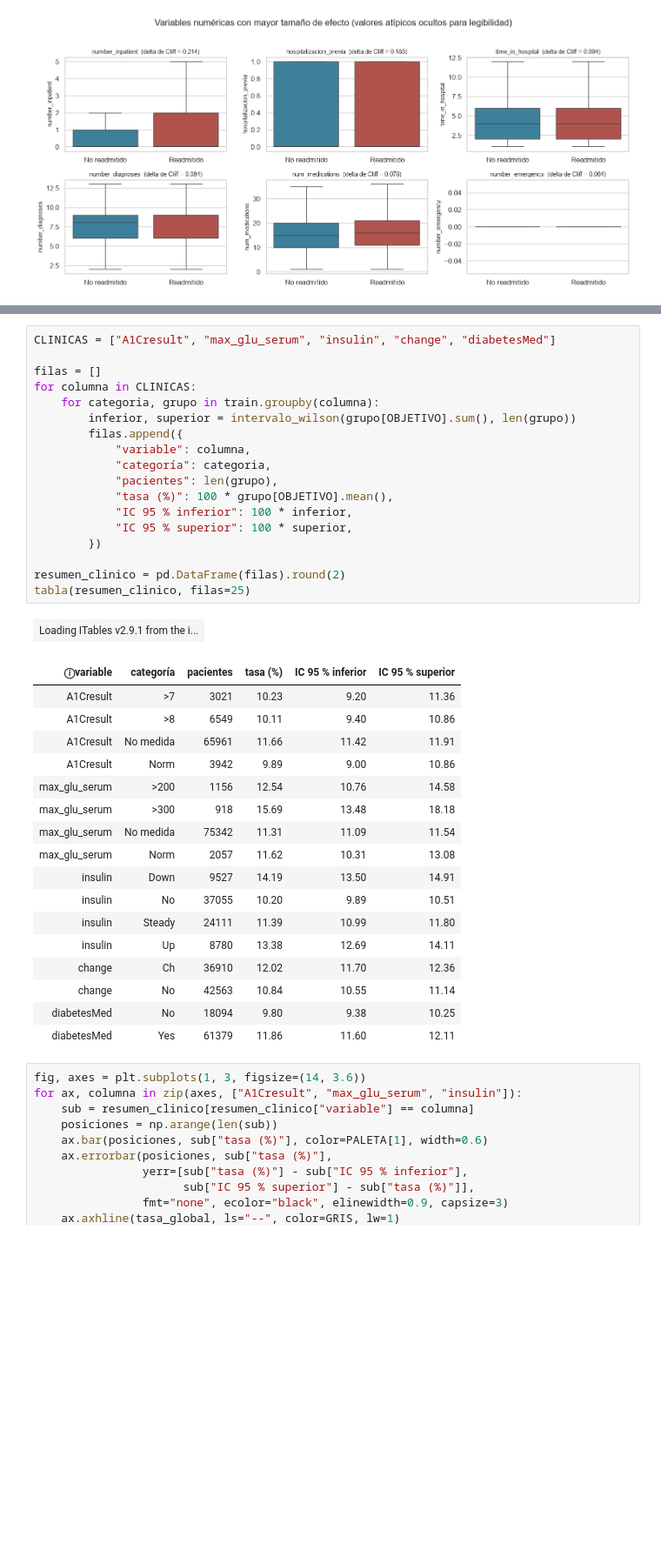
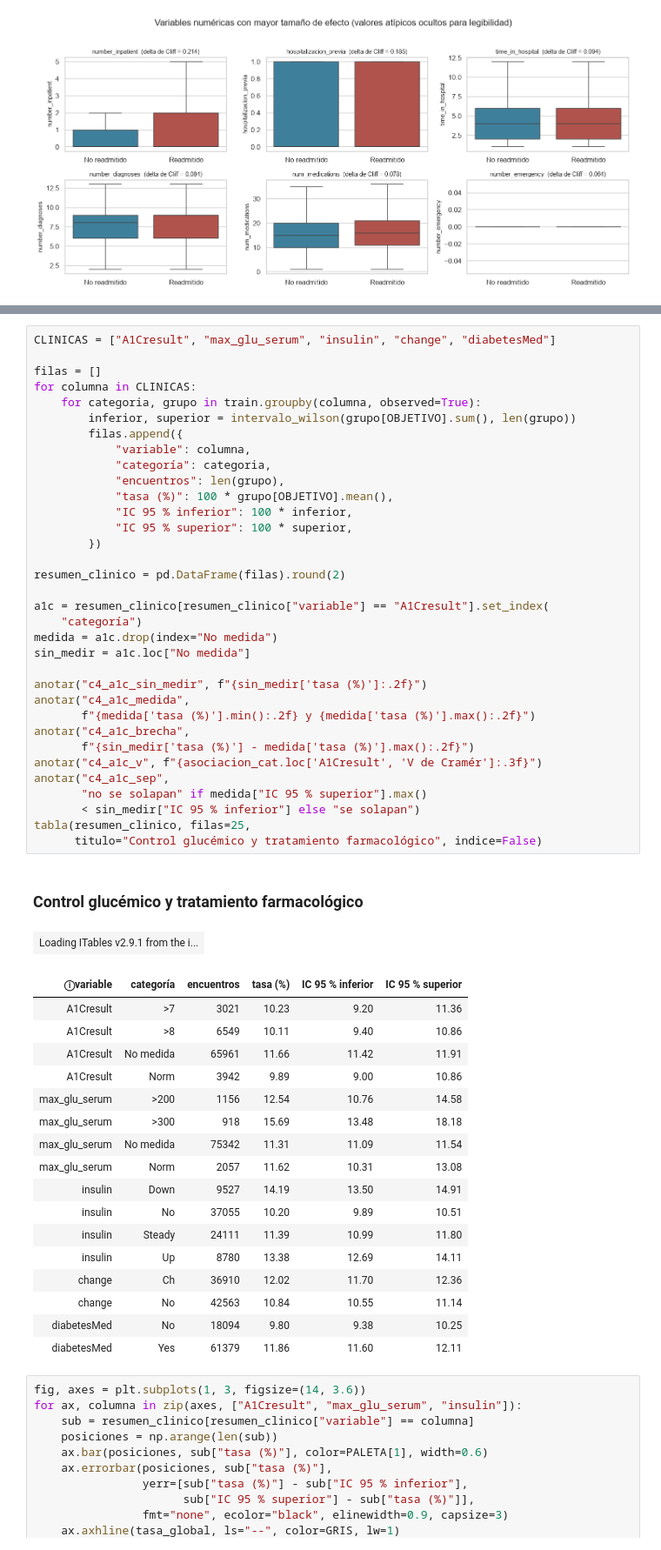
Before and after one commit to joshua2412-a/Diabetes_ProyectoML_202630, a Jupyter notebook: docs/04_Bivariado.ipynb, the cells around one changed output, grey strips where cells are left out. Shown at 87% size. Cells and saved outputs as stored; diff of their text form; blank space fills up the shorter version.

```diff
--- a/docs/04_Bivariado.ipynb
+++ b/docs/04_Bivariado.ipynb
@@ -326,24 +519,41 @@ Las dos pruebas de laboratorio y el manejo farmacológico merecen un examen espe
 # %%
 CLINICAS = ["A1Cresult", "max_glu_serum", "insulin", "change", "diabetesMed"]
 
 filas = []
 for columna in CLINICAS:
-    for categoria, grupo in train.groupby(columna):
+    for categoria, grupo in train.groupby(columna, observed=True):
         inferior, superior = intervalo_wilson(grupo[OBJETIVO].sum(), len(grupo))
         filas.append({
             "variable": columna,
             "categoría": categoria,
-            "pacientes": len(grupo),
+            "encuentros": len(grupo),
             "tasa (%)": 100 * grupo[OBJETIVO].mean(),
             "IC 95 % inferior": 100 * inferior,
             "IC 95 % superior": 100 * superior,
         })
 
 resumen_clinico = pd.DataFrame(filas).round(2)
-tabla(resumen_clinico, filas=25)
+
+a1c = resumen_clinico[resumen_clinico["variable"] == "A1Cresult"].set_index(
+    "categoría")
+medida = a1c.drop(index="No medida")
+sin_medir = a1c.loc["No medida"]
+
+anotar("c4_a1c_sin_medir", f"{sin_medir['tasa (%)']:.2f}")
+anotar("c4_a1c_medida",
+       f"{medida['tasa (%)'].min():.2f} y {medida['tasa (%)'].max():.2f}")
+anotar("c4_a1c_brecha",
+       f"{sin_medir['tasa (%)'] - medida['tasa (%)'].max():.2f}")
+anotar("c4_a1c_v", f"{asociacion_cat.loc['A1Cresult', 'V de Cramér']:.3f}")
+anotar("c4_a1c_sep",
+       "no se solapan" if medida["IC 95 % superior"].max()
+       < sin_medir["IC 95 % inferior"] else "se solapan")
+tabla(resumen_clinico, filas=25,
+      titulo="Control glucémico y tratamiento farmacológico", indice=False)
 # %% [output]
+### Control glucémico y tratamiento farmacológico
 | Loading ITables v2.9.1 from the i... |
-| ⓘvariable | categoría | pacientes | tasa (%) | IC 95 % inferior | IC 95 % superior |
+| ⓘvariable | categoría | encuentros | tasa (%) | IC 95 % inferior | IC 95 % superior |
 | A1Cresult | >7 | 3021 | 10.23 | 9.20 | 11.36 |
 | A1Cresult | >8 | 6549 | 10.11 | 9.40 | 10.86 |
 | A1Cresult | No medida | 65961 | 11.66 | 11.42 | 11.91 |
```
Also changed, not shown: parts of 27 cells of this notebook, 55 other files.
